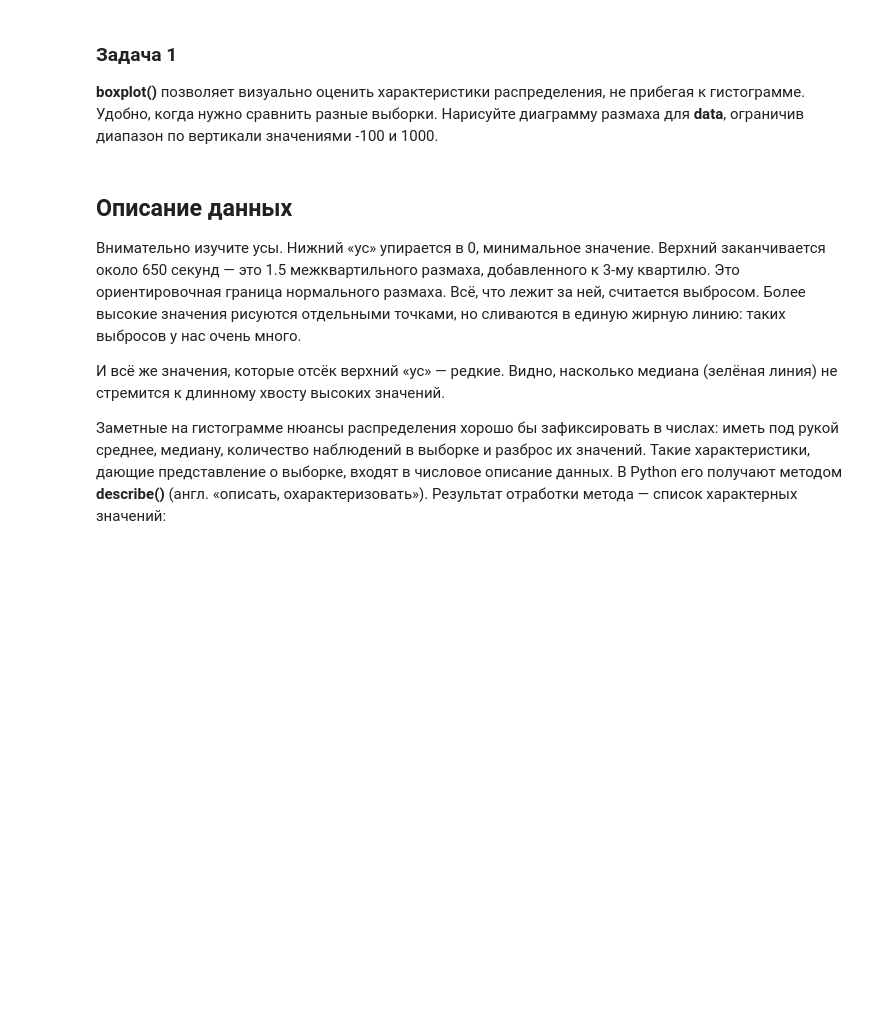
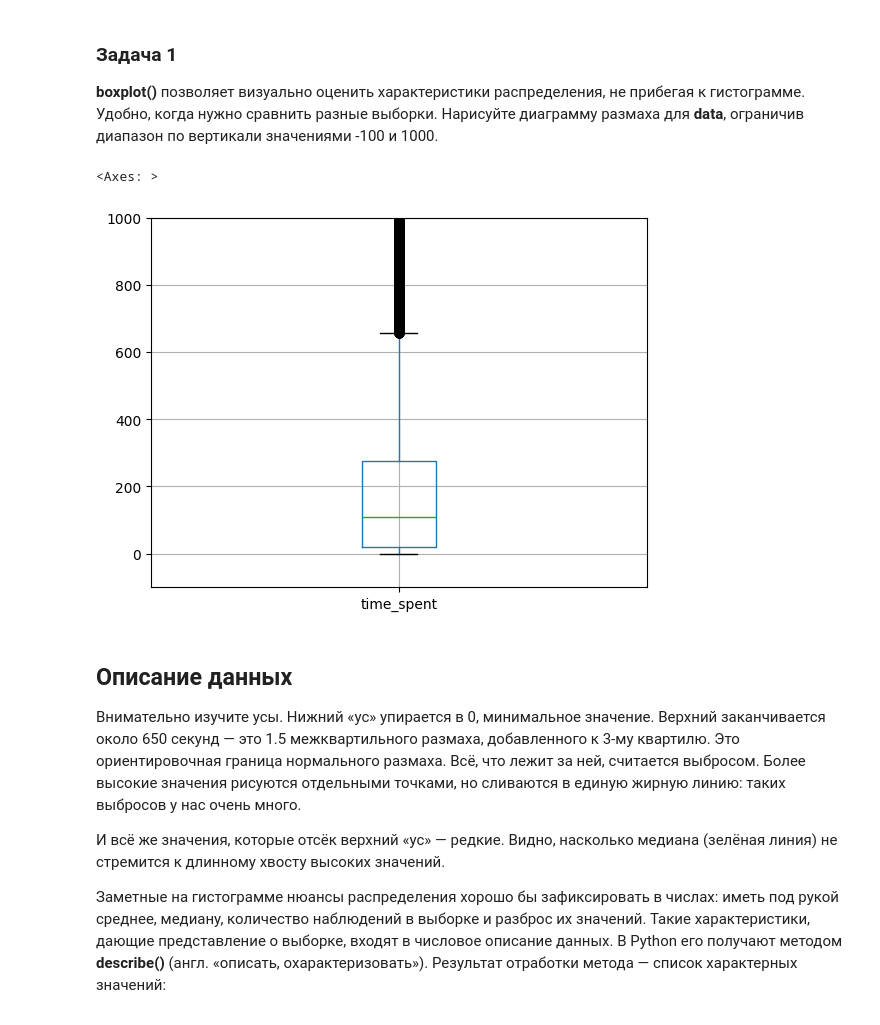
Before and after one commit to RayKoltner/datascience, a Jupyter notebook: Занятие_8_Кувшинов.ipynb, the cells around one changed output. Cells and saved outputs as stored; diff of their text form; code cells hidden in the pictures; blank space fills up the shorter version.

```diff
--- a/Занятие_8_Кувшинов.ipynb
+++ b/Занятие_8_Кувшинов.ipynb
@@ -195,3 +193,14 @@ plt.xlim(0, 200)
+# %%
+#Youre code is here
+import matplotlib.pyplot as plt
+import pandas as pd
+
+data = pd.read_csv("https://raw.githubusercontent.com/RayKoltner/datascience/refs/heads/main/visits.csv", sep="\t")
+plt.ylim(-100, 1000)
+data.boxplot()
+# %% [output]
+<Axes: >
+[figure, added]
 # %% [markdown]
 ## Описание данных
 
```
Also changed, not shown: parts of 13 cells of this notebook.
